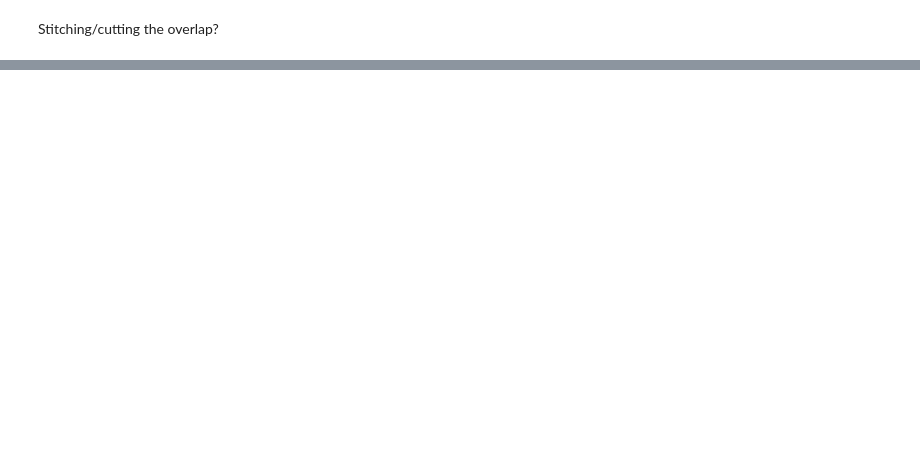
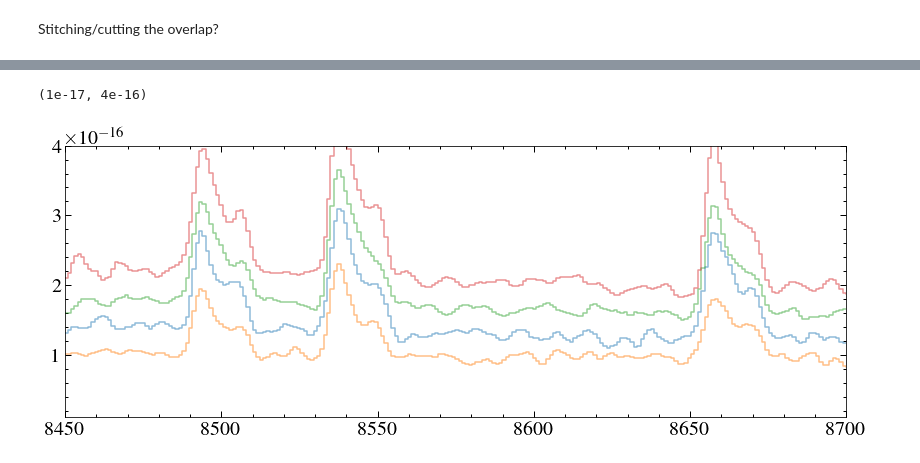
Before and after one commit to davidjwilson/gas_discs, a Jupyter notebook: het_look.ipynb, the cells around one changed output, grey strips where cells are left out. Drawn from its saved outputs; the diff is of its cells as text; code cells hidden in the pictures; blank space fills up the shorter version.

```diff
--- a/het_look.ipynb
+++ b/het_look.ipynb
@@ -122,0 +208,16 @@ WDJ0147+2339_066_W
+# %%
+smooth = 4
+for spec in hetspecs:
+    data = fits.getdata(spec)
+    star = fits.getheader(spec)['OBJECT']
+    if star == 'WDJ0347+1624_066_W':
+        w, f, e = data[0], data[1], data[3]
+        if w [-1] > 9000:
+            f = convolve(f,Box1DKernel(smooth))
+            plt.step(w,f, alpha =0.5)
+plt.xlim(8450, 8700)
+plt.ylim (0.1e-16, 4e-16)
+    # plt.show()
+# %% [output]
+(1e-17, 4e-16)
+[figure, added]
```
Also changed, not shown: parts of 13 cells of this notebook, 52 other files.
